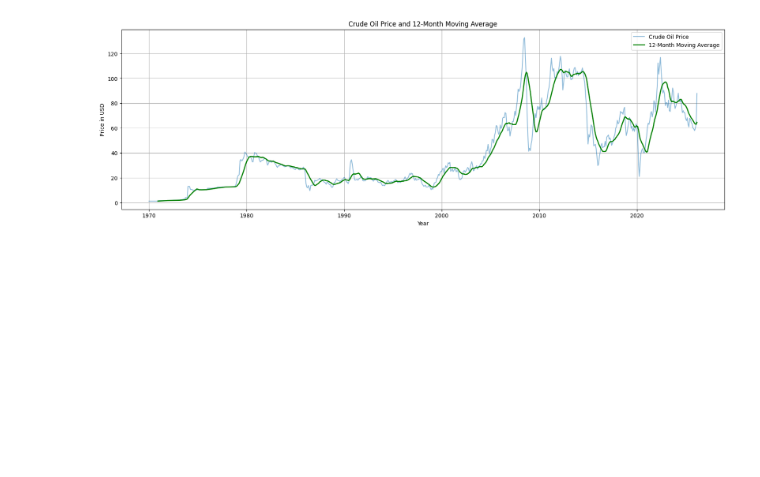
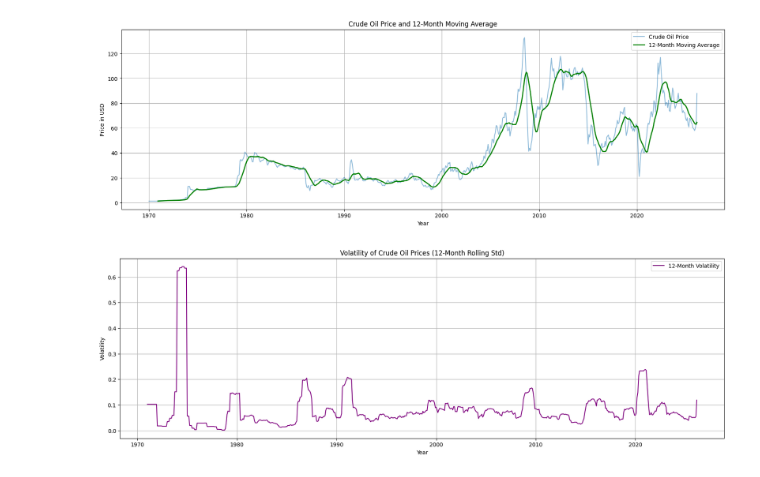
Before and after one commit to nizamshaik498-dotcom/Data-Science-Internship-Tasks-projects, a Jupyter notebook: fuel_price.ipynb, the cells around one changed output. Saved outputs shown, nothing was run; the diff lists cells and outputs as text; code cells hidden in the pictures; blank space fills up the shorter version.

```diff
--- a/fuel_price.ipynb
+++ b/fuel_price.ipynb
@@ -115,3 +115,17 @@ plt.grid(True)
 plt.show()
 # %% [output]
 [figure]
+# %%
+#Volatility Analysis(Rolling Standard Deviation)
+
+df['volatility']=df['Crude_Oil_Price'].pct_change().rolling(window=12).std()
+plt.figure(figsize=(20,6))
+plt.plot(df['Date'], df['volatility'], label='12-Month Volatility', color='purple')
+plt.title("Volatility of Crude Oil Prices (12-Month Rolling Std)")
+plt.xlabel("Year")
+plt.ylabel("Volatility")
+plt.legend()
+plt.grid(True)
+plt.show()
+# %% [output]
+[figure, added]
```
